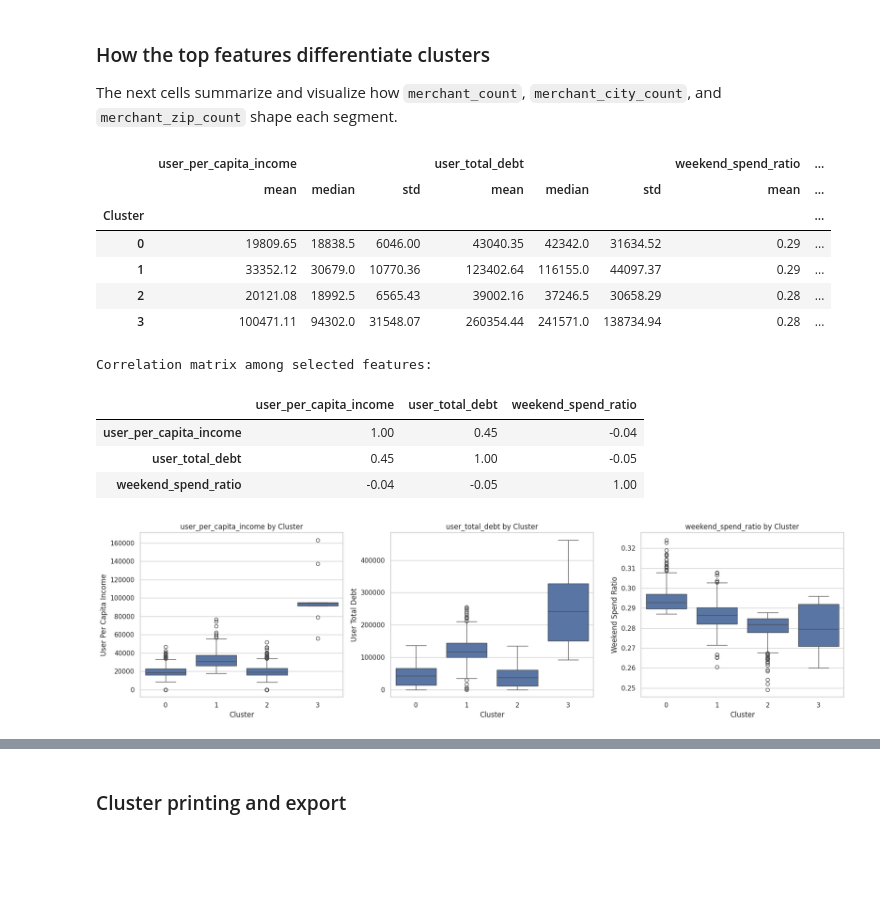
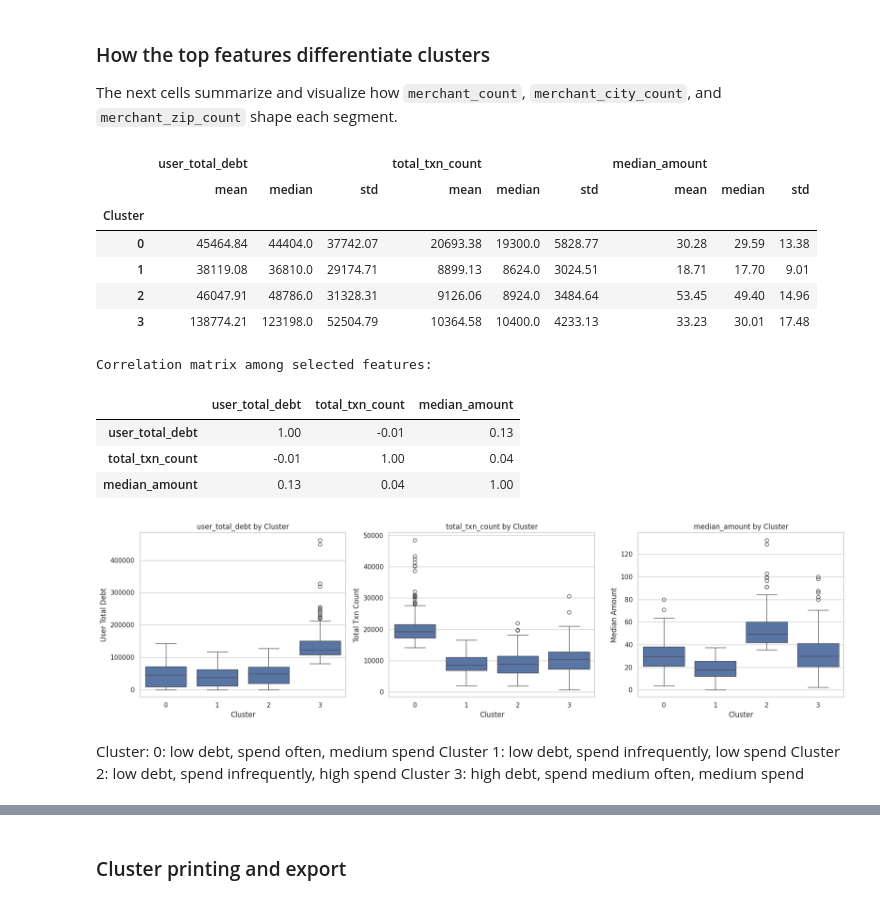
Before and after one commit to QHCeng/Capstone, a Jupyter notebook: Segmentation/Segmentation PCA.ipynb, the cells around one changed output, grey strips where cells are left out. Saved outputs shown, nothing was run; the diff lists cells and outputs as text; code cells hidden in the pictures; blank space fills up the shorter version.

```diff
--- a/Segmentation/Segmentation PCA.ipynb
+++ b/Segmentation/Segmentation PCA.ipynb
@@ -684,29 +721,4 @@ customer_agg = pd.read_csv("../final_features.csv")
 # %%
-corr_threshold = 0.85
-
-candidate_features = important_features.index.tolist()
-top_features = []
-for feature in candidate_features:
-    if feature not in customer_agg.columns:
-        continue
-    is_correlated = any(
-        abs(customer_agg[feature].corr(customer_agg[selected])) > corr_threshold
-        for selected in top_features
-    )
-    if is_correlated:
-        continue
-    top_features.append(feature)
-    if len(top_features) == max_features:
-        break
-
-if 'weekend_spend_ratio' in customer_agg.columns and 'weekend_spend_ratio' not in top_features:
-    if len(top_features) < max_features:
-        top_features.append('weekend_spend_ratio')
-    else:
-        replaced = top_features[-1]
-        top_features[-1] = 'weekend_spend_ratio'
-        print(f"Replaced {replaced} with weekend_spend_ratio to diversify features")
-
 print(f"Top features selected for clustering: {top_features}")
 
 X_features = customer_agg[top_features]
@@ -716,5 +728,6 @@ X_scaled = feature_scaler.fit_transform(X_features)
 TARGET_K = 4  # Set to None to pick k via silhouette score
 kmeans = KMeans(n_clusters=TARGET_K , random_state=42, n_init='auto')
 labels = kmeans.fit_predict(X_scaled)
-customer_agg['Cluster'] = labels
+customer_agg_clustered = customer_agg.copy()
+customer_agg_clustered['Cluster'] = labels
 # %% [output]
@@ -734,42 +746,47 @@ The next cells summarize and visualize how `merchant_count`, `merchant_city_coun
 from IPython.display import display
 
 top_feature_summary = (
-    customer_agg.groupby('Cluster')[top_features]
+    customer_agg_clustered.groupby('Cluster')[top_features]
     .agg(['mean', 'median', 'std'])
     .round(2)
 )
 display(top_feature_summary)
 print("\nCorrelation matrix among selected features:")
-display(customer_agg[top_features].corr().round(2))
+display(customer_agg_clustered[top_features].corr().round(2))
 # %% [output]
-|  | user_per_capita_income |  |  | user_total_debt |  |  | weekend_spend_ratio | ... |
-|  | mean | median | std | mean | median | std | mean | ... |
-| Cluster |  |  |  |  |  |  |  | ... |
-| 0 | 19809.65 | 18838.5 | 6046.00 | 43040.35 | 42342.0 | 31634.52 | 0.29 | ... |
-| 1 | 33352.12 | 30679.0 | 10770.36 | 123402.64 | 116155.0 | 44097.37 | 0.29 | ... |
-| 2 | 20121.08 | 18992.5 | 6565.43 | 39002.16 | 37246.5 | 30658.29 | 0.28 | ... |
-| 3 | 100471.11 | 94302.0 | 31548.07 | 260354.44 | 241571.0 | 138734.94 | 0.28 | ... |
+|  | user_total_debt |  |  | total_txn_count |  |  | median_amount |  |  |
+|  | mean | median | std | mean | median | std | mean | median | std |
+| Cluster |  |  |  |  |  |  |  |  |  |
+| 0 | 45464.84 | 44404.0 | 37742.07 | 20693.38 | 19300.0 | 5828.77 | 30.28 | 29.59 | 13.38 |
+| 1 | 38119.08 | 36810.0 | 29174.71 | 8899.13 | 8624.0 | 3024.51 | 18.71 | 17.70 | 9.01 |
+| 2 | 46047.91 | 48786.0 | 31328.31 | 9126.06 | 8924.0 | 3484.64 | 53.45 | 49.40 | 14.96 |
+| 3 | 138774.21 | 123198.0 | 52504.79 | 10364.58 | 10400.0 | 4233.13 | 33.23 | 30.01 | 17.48 |
 Correlation matrix among selected features:
-|  | user_per_capita_income | user_total_debt | weekend_spend_ratio |
-| user_per_capita_income | 1.00 | 0.45 | -0.04 |
-| user_total_debt | 0.45 | 1.00 | -0.05 |
-| weekend_spend_ratio | -0.04 | -0.05 | 1.00 |
+|  | user_total_debt | total_txn_count | median_amount |
+| user_total_debt | 1.00 | -0.01 | 0.13 |
+| total_txn_count | -0.01 | 1.00 | 0.04 |
+| median_amount | 0.13 | 0.04 | 1.00 |
 # %%
-plot_df = customer_agg[['Cluster'] + top_features].copy()
+plot_df = customer_agg_clustered[['Cluster'] + top_features].copy()
 plot_df['Cluster'] = plot_df['Cluster'].astype('category')
 
 sns.set(style='whitegrid', context='notebook')
 fig, axes = plt.subplots(1, 3, figsize=(18, 5))
 
 for ax, feature in zip(axes, top_features):
     sns.boxplot(data=plot_df, x='Cluster', y=feature, ax=ax)
     ax.set_title(f'{feature} by Cluster')
     ax.set_xlabel('Cluster')
     ax.set_ylabel(feature.replace('_', ' ').title())
 
 plt.tight_layout()
 plt.show()
 # %% [output]
-[figure, old version]
+[figure, new version]
+# %% [markdown]
+Cluster: 0: low debt, spend often, medium spend
+Cluster 1: low debt, spend infrequently, low spend
+Cluster 2: low debt, spend infrequently, high spend
+Cluster 3: high debt, spend medium often, medium spend
 # %%
 fig, ax = plt.subplots(figsize=(6,5))
```
Also changed, not shown: parts of 11 cells of this notebook.
